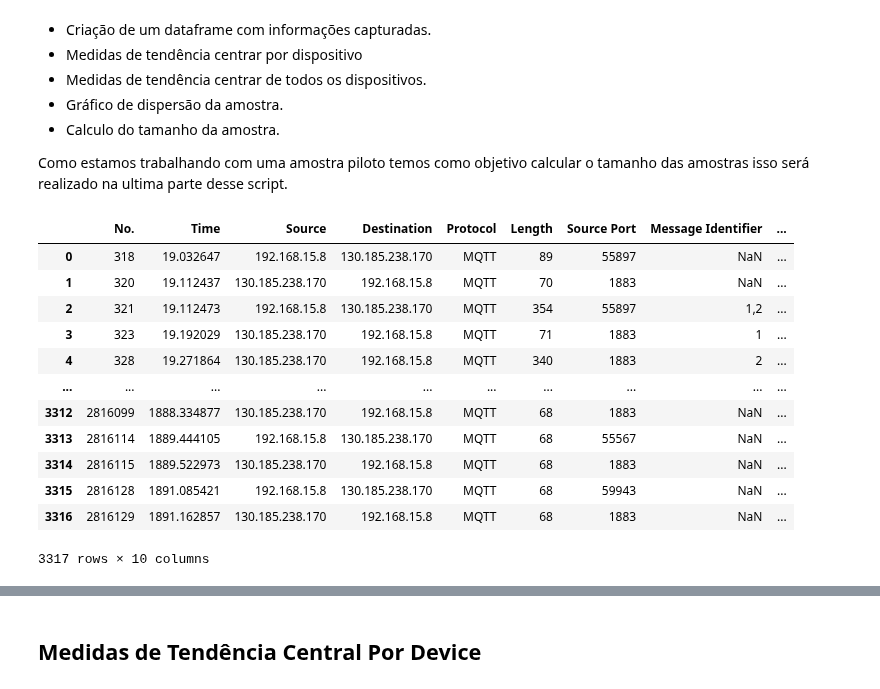
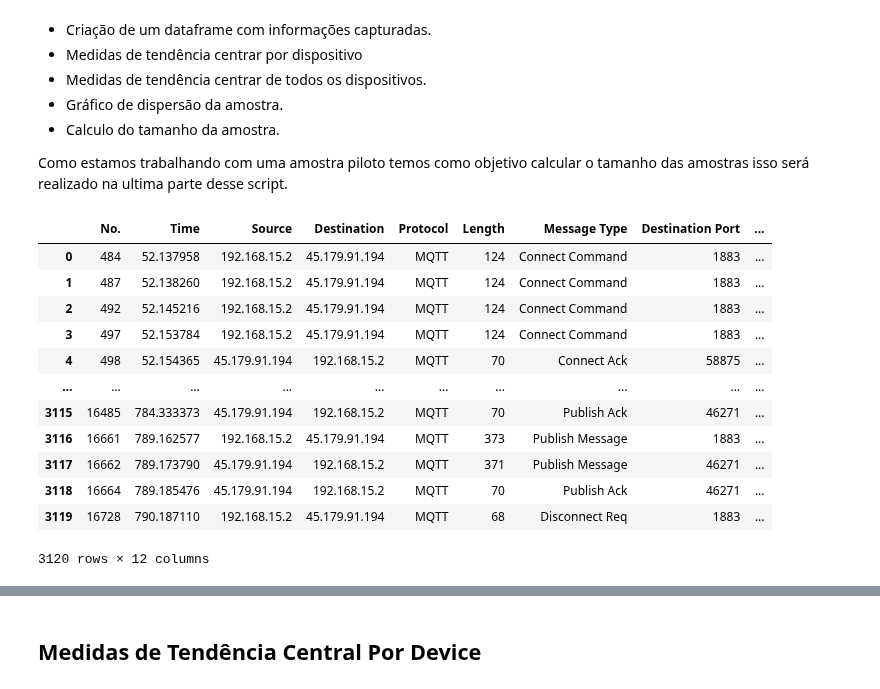
Before and after one commit to joaogabriel1995/iot-analise-tcc, a Jupyter notebook: Data_analytics/device-5-sizepayload-256-msg-200/amostrapiloto.ipynb, the cells around one changed output, grey strips where cells are left out. Saved outputs shown, nothing was run; the diff lists cells and outputs as text; code cells hidden in the pictures.

```diff
--- a/Data_analytics/device-5-sizepayload-256-msg-200/amostrapiloto.ipynb
+++ b/Data_analytics/device-5-sizepayload-256-msg-200/amostrapiloto.ipynb
@@ -24,24 +24,24 @@ Sumário:
 
 Como estamos trabalhando com uma amostra piloto temos como objetivo calcular o tamanho das amostras isso será realizado na ultima parte desse script.
 # %%
-data = pd.read_csv("./data.csv")
+data = pd.read_csv("./data.csv", encoding="latin")
 ports = data["Source Port"].unique()
 ports = ports[ports !=1883]
 data
 # %% [output]
-|  | No. | Time | Source | Destination | Protocol | Length | Source Port | Message Identifier | ... |
-| 0 | 318 | 19.032647 | 192.168.15.8 | 130.185.238.170 | MQTT | 89 | 55897 | NaN | ... |
-| 1 | 320 | 19.112437 | 130.185.238.170 | 192.168.15.8 | MQTT | 70 | 1883 | NaN | ... |
-| 2 | 321 | 19.112473 | 192.168.15.8 | 130.185.238.170 | MQTT | 354 | 55897 | 1,2 | ... |
-| 3 | 323 | 19.192029 | 130.185.238.170 | 192.168.15.8 | MQTT | 71 | 1883 | 1 | ... |
-| 4 | 328 | 19.271864 | 130.185.238.170 | 192.168.15.8 | MQTT | 340 | 1883 | 2 | ... |
+|  | No. | Time | Source | Destination | Protocol | Length | Message Type | Destination Port | ... |
+| 0 | 484 | 52.137958 | 192.168.15.2 | 45.179.91.194 | MQTT | 124 | Connect Command | 1883 | ... |
+| 1 | 487 | 52.138260 | 192.168.15.2 | 45.179.91.194 | MQTT | 124 | Connect Command | 1883 | ... |
+| 2 | 492 | 52.145216 | 192.168.15.2 | 45.179.91.194 | MQTT | 124 | Connect Command | 1883 | ... |
+| 3 | 497 | 52.153784 | 192.168.15.2 | 45.179.91.194 | MQTT | 124 | Connect Command | 1883 | ... |
+| 4 | 498 | 52.154365 | 45.179.91.194 | 192.168.15.2 | MQTT | 70 | Connect Ack | 58875 | ... |
 | ... | ... | ... | ... | ... | ... | ... | ... | ... | ... |
-| 3312 | 2816099 | 1888.334877 | 130.185.238.170 | 192.168.15.8 | MQTT | 68 | 1883 | NaN | ... |
-| 3313 | 2816114 | 1889.444105 | 192.168.15.8 | 130.185.238.170 | MQTT | 68 | 55567 | NaN | ... |
-| 3314 | 2816115 | 1889.522973 | 130.185.238.170 | 192.168.15.8 | MQTT | 68 | 1883 | NaN | ... |
-| 3315 | 2816128 | 1891.085421 | 192.168.15.8 | 130.185.238.170 | MQTT | 68 | 59943 | NaN | ... |
-| 3316 | 2816129 | 1891.162857 | 130.185.238.170 | 192.168.15.8 | MQTT | 68 | 1883 | NaN | ... |
+| 3115 | 16485 | 784.333373 | 45.179.91.194 | 192.168.15.2 | MQTT | 70 | Publish Ack | 46271 | ... |
+| 3116 | 16661 | 789.162577 | 192.168.15.2 | 45.179.91.194 | MQTT | 373 | Publish Message | 1883 | ... |
+| 3117 | 16662 | 789.173790 | 45.179.91.194 | 192.168.15.2 | MQTT | 371 | Publish Message | 46271 | ... |
+| 3118 | 16664 | 789.185476 | 45.179.91.194 | 192.168.15.2 | MQTT | 70 | Publish Ack | 46271 | ... |
+| 3119 | 16728 | 790.187110 | 192.168.15.2 | 45.179.91.194 | MQTT | 68 | Disconnect Req | 1883 | ... |
-3317 rows × 10 columns
+3120 rows × 12 columns
 # %%
 #  - Separar publicações e confirmação de entrega por dispositivo simulado.
 devices = {}
```
Also changed, not shown: parts of 7 cells of this notebook, 56 other files.
